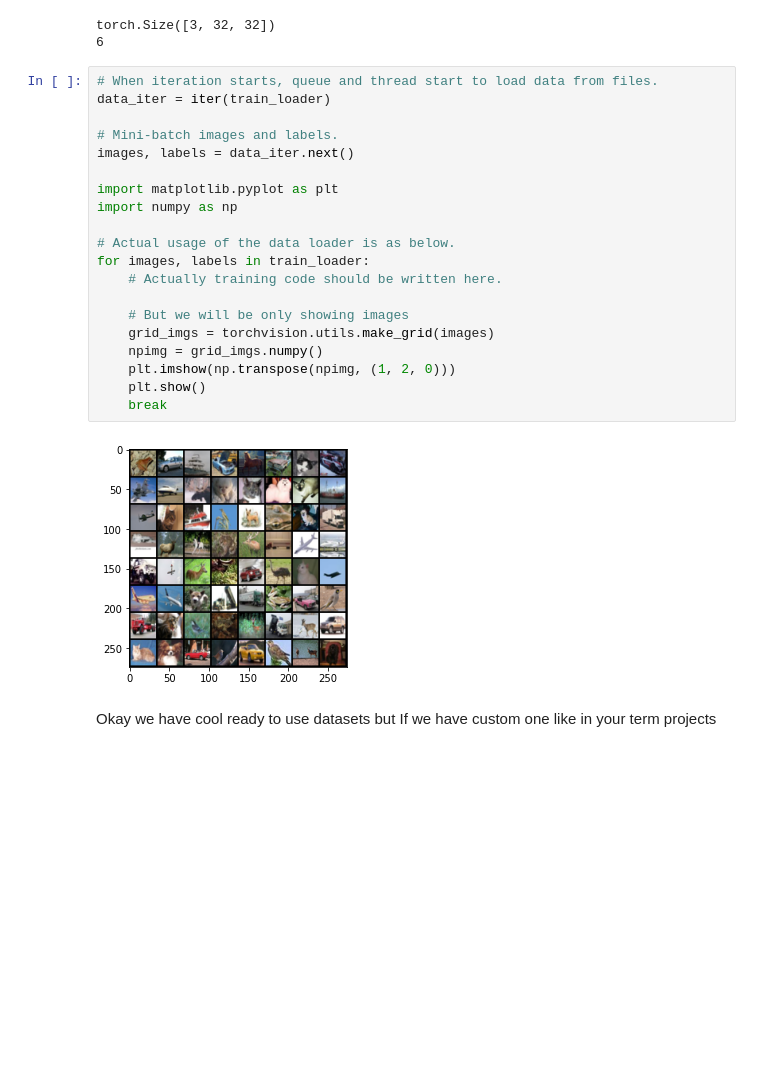
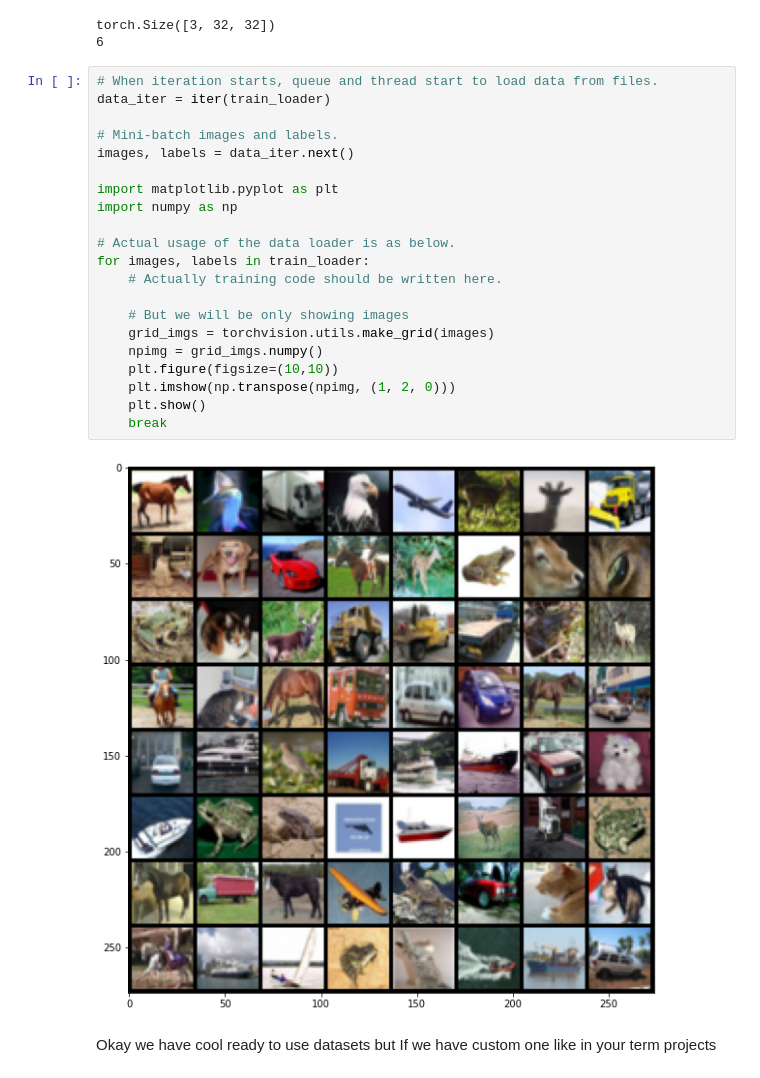
Before and after one commit to Alpkant/PyTorch-Tutorial, a Jupyter notebook: 1-PyTorch Basic Ops.ipynb, the cells around one changed output. Drawn from its saved outputs; the diff is of its cells as text; blank space fills up the shorter version.

```diff
--- a/1-PyTorch Basic Ops.ipynb
+++ b/1-PyTorch Basic Ops.ipynb
@@ -165,25 +165,26 @@ torch.Size([3, 32, 32])
 # %%
 # When iteration starts, queue and thread start to load data from files.
 data_iter = iter(train_loader)
 
 # Mini-batch images and labels.
 images, labels = data_iter.next()
 
 import matplotlib.pyplot as plt
 import numpy as np
 
 # Actual usage of the data loader is as below.
 for images, labels in train_loader:
     # Actually training code should be written here.
 
     # But we will be only showing images
     grid_imgs = torchvision.utils.make_grid(images)
     npimg = grid_imgs.numpy()
+    plt.figure(figsize=(10,10))
     plt.imshow(np.transpose(npimg, (1, 2, 0)))
     plt.show()
     break
 # %% [output]
-[figure, old version]
+[figure, new version]
 # %% [markdown]
 Okay we have cool ready to use datasets but If we have custom one like in your term projects
 # %%
```
Also changed, not shown: parts of 4 cells of this notebook, 2 other files.
